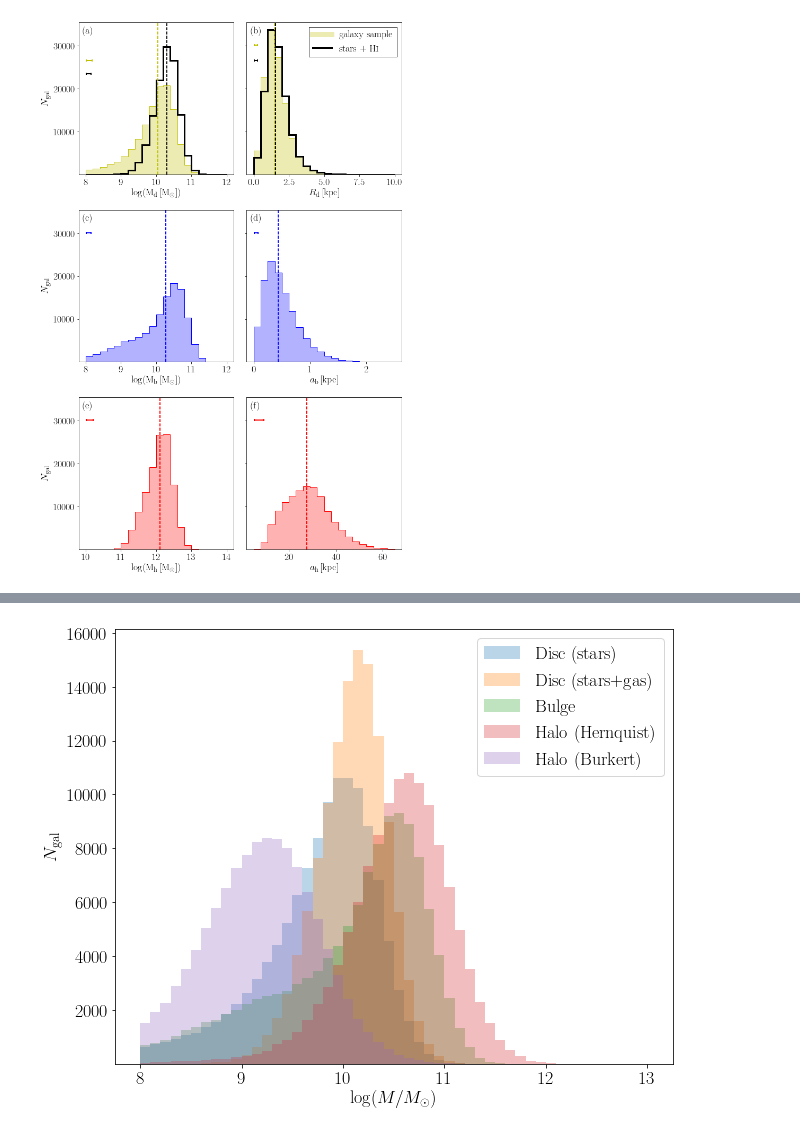
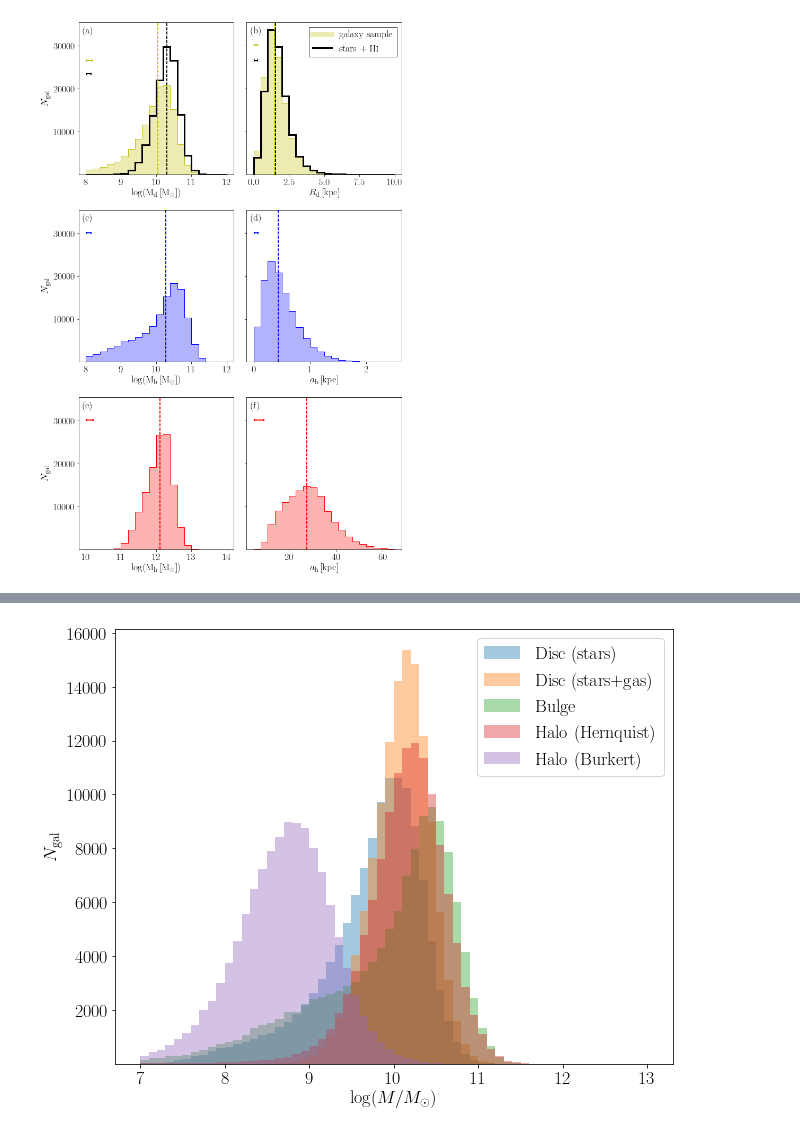
Before and after one commit to RossHart/Donghia_paper, a Jupyter notebook: sampling_and_models.ipynb, the cells around one changed output, grey strips where cells are left out. Cells and saved outputs as stored; diff of their text form; code cells hidden in the pictures.

```diff
--- a/sampling_and_models.ipynb
+++ b/sampling_and_models.ipynb
@@ -334,13 +384,13 @@ def get_halo_table(halos):
     halo_table['M_halo'] = halos.halo_mass().data
     halo_table['delta_M_halo'] = halos.halo_mass().uncertainty.array
 
-    halo_table['R_halo'] = halos.halo_scale_length().data
-    halo_table['delta_R_halo'] = halos.halo_scale_length().uncertainty.array
+    halo_table['R_halo'] = halos.halo_scale_length()[1].data
+    halo_table['delta_R_halo'] = halos.halo_scale_length()[1].uncertainty.array
 
     r_d = [1,1.5,2,2.2]
     for r in r_d:
-        m_hernquist_pred = halos.m_hernquist(y=r/2)
-        m_burkert_pred = halos.m_burkert(y=r/2)
+        m_hernquist_pred = halos.m_predicted(y=r/2,halo='hernquist')
+        m_burkert_pred = halos.m_predicted(y=r/2,halo='burkert')
         halo_table['m_hernquist_{}R_d'.format(r)] = m_hernquist_pred['m']
 
         halo_table['m_burkert_{}R_d'.format(r)] = m_burkert_pred['m']
@@ -360,6 +410,18 @@ def get_halo_table(halos):
     halo_table['M_halo_2.2_burkert'] = halos.M_halo_22_burkert().data
     halo_table['delta_M_halo_2.2_burkert'] = halos.M_halo_22_burkert().uncertainty.array
 
+    halo_table['Gamma_hernquist'] = halos.total_shear('hernquist').data
+    halo_table['delta_Gamma_hernquist'] = halos.total_shear('hernquist').uncertainty.array
+
+    halo_table['Gamma_burkert'] = halos.total_shear('burkert').data
+    halo_table['delta_Gamma_burkert'] = halos.total_shear('burkert').uncertainty.array
+
+    halo_table['psi_hernquist'] = halos.psi_predicted('hernquist').data
+    halo_table['delta_psi_hernquist'] = halos.psi_predicted('hernquist').uncertainty.array
+
+    halo_table['psi_burkert'] = halos.psi_predicted('burkert').data
+    halo_table['delta_psi_burkert'] = halos.psi_predicted('burkert').uncertainty.array
+
     return halo_table
 # %%
 halo_table = get_halo_table(halos)
@@ -367,20 +443,20 @@ halo_table_w_gas = get_halo_table(halos_w_gas)
 # %%
-bins = np.linspace(8,13,51)
+bins = np.linspace(7,13,61)
 cols = ['M_disc_stars_2.2','M_disc_total_2.2',
         'M_bulge_2.2','M_halo_2.2_hernquist','M_halo_2.2_burkert']
 
 labels = ('Disc (stars)', 'Disc (stars+gas)',
           'Bulge', 'Halo (Hernquist)', 'Halo (Burkert)')
 
 for c, l in zip(cols,labels):
     histdata = np.log10(halo_table_w_gas[c])
-    _ = plt.hist(histdata,bins,alpha=0.3,label=l)
+    _ = plt.hist(histdata,bins,alpha=0.4,label=l)
 
 _ = plt.legend()
 _ = plt.xlabel('$\log(M/M_\odot)$')
 _ = plt.ylabel('$N_\mathrm{gal}$')
 # %% [output]
-[figure, old version]
+[figure, new version]
 # %%
 halo_table_all = Table()
 for c in halo_table.colnames:
```
Also changed, not shown: parts of 8 cells of this notebook, 2 other files.
